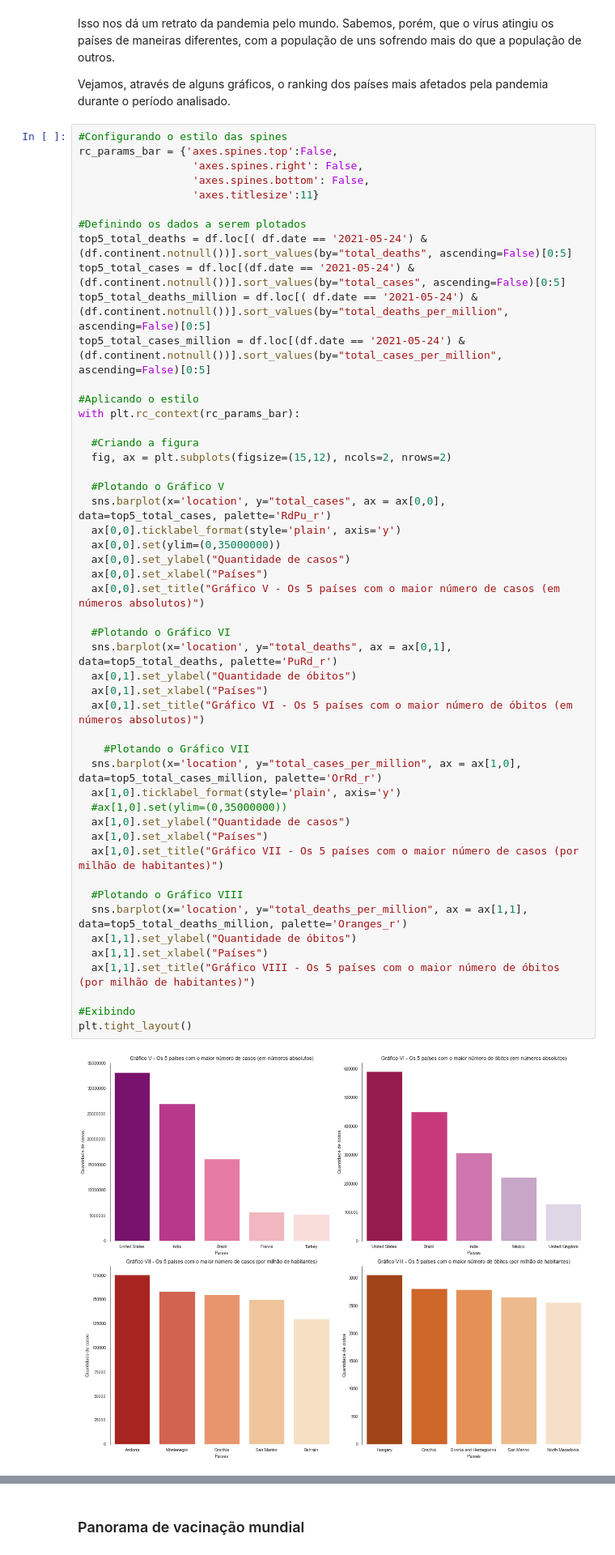
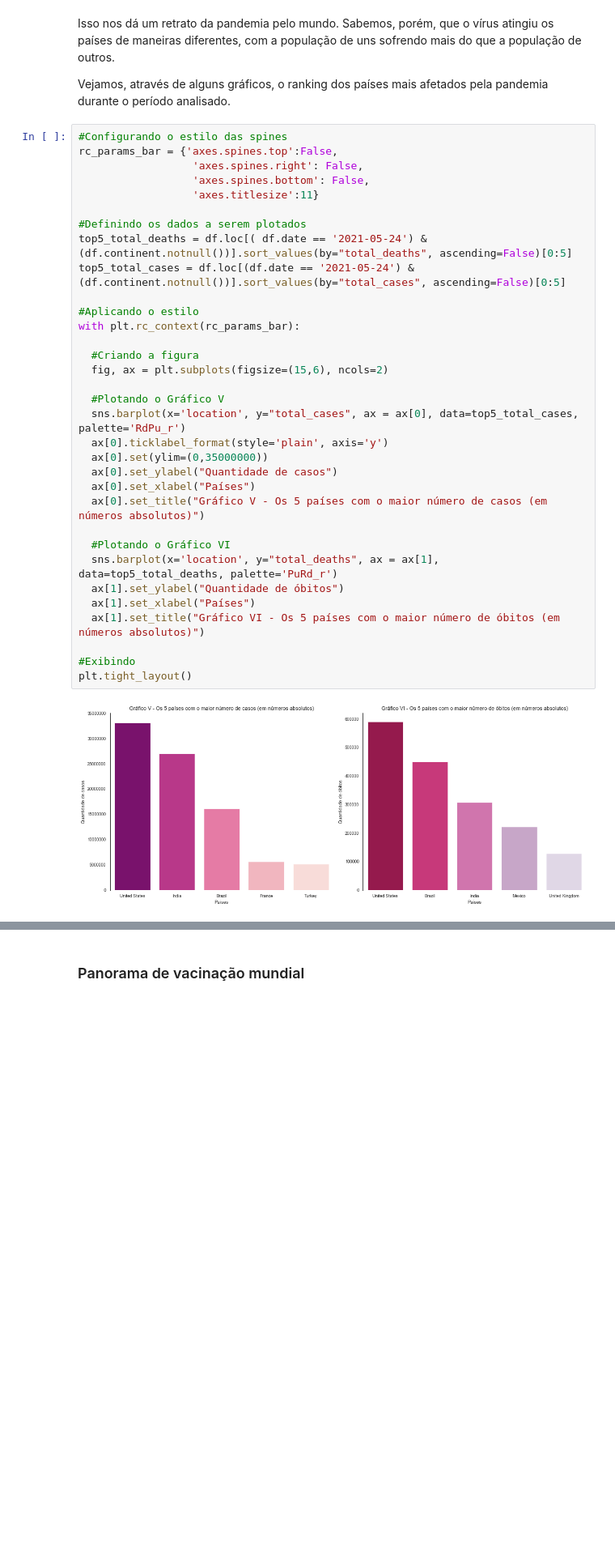
Before and after one commit to LuisCSGuimaraes/AnalisePandemiaCovid19, a Jupyter notebook: Notebook/Os números da pandemia - Panorama da COVID-19 no Brasil e no mundo.ipynb, the cells around one changed output, grey strips where cells are left out. Shown at 81% size. Drawn from its saved outputs; the diff is of its cells as text; blank space fills up the shorter version.

```diff
--- a/Notebook/Os números da pandemia - Panorama da COVID-19 no Brasil e no mundo.ipynb
+++ b/Notebook/Os números da pandemia - Panorama da COVID-19 no Brasil e no mundo.ipynb
@@ -378,51 +376,35 @@ Vejamos, através de alguns gráficos, o ranking dos países mais afetados pela
 # %%
 #Configurando o estilo das spines
 rc_params_bar = {'axes.spines.top':False,
                   'axes.spines.right': False,
                   'axes.spines.bottom': False,
                   'axes.titlesize':11}
 
 #Definindo os dados a serem plotados
 top5_total_deaths = df.loc[( df.date == '2021-05-24') & (df.continent.notnull())].sort_values(by="total_deaths", ascending=False)[0:5]
 top5_total_cases = df.loc[(df.date == '2021-05-24') & (df.continent.notnull())].sort_values(by="total_cases", ascending=False)[0:5]
-top5_total_deaths_million = df.loc[( df.date == '2021-05-24') & (df.continent.notnull())].sort_values(by="total_deaths_per_million", ascending=False)[0:5]
-top5_total_cases_million = df.loc[(df.date == '2021-05-24') & (df.continent.notnull())].sort_values(by="total_cases_per_million", ascending=False)[0:5]
 
 #Aplicando o estilo
 with plt.rc_context(rc_params_bar):
 
   #Criando a figura
-  fig, ax = plt.subplots(figsize=(15,12), ncols=2, nrows=2)
+  fig, ax = plt.subplots(figsize=(15,6), ncols=2)
 
   #Plotando o Gráfico V
-  sns.barplot(x='location', y="total_cases", ax = ax[0,0], data=top5_total_cases, palette='RdPu_r')
-  ax[0,0].ticklabel_format(style='plain', axis='y')
-  ax[0,0].set(ylim=(0,35000000))
-  ax[0,0].set_ylabel("Quantidade de casos")
-  ax[0,0].set_xlabel("Países")
-  ax[0,0].set_title("Gráfico V - Os 5 países com o maior número de casos (em números absolutos)")
+  sns.barplot(x='location', y="total_cases", ax = ax[0], data=top5_total_cases, palette='RdPu_r')
+  ax[0].ticklabel_format(style='plain', axis='y')
+  ax[0].set(ylim=(0,35000000))
+  ax[0].set_ylabel("Quantidade de casos")
+  ax[0].set_xlabel("Países")
+  ax[0].set_title("Gráfico V - Os 5 países com o maior número de casos (em números absolutos)")
 
   #Plotando o Gráfico VI
-  sns.barplot(x='location', y="total_deaths", ax = ax[0,1], data=top5_total_deaths, palette='PuRd_r')
-  ax[0,1].set_ylabel("Quantidade de óbitos")
-  ax[0,1].set_xlabel("Países")
-  ax[0,1].set_title("Gráfico VI - Os 5 países com o maior número de óbitos (em números absolutos)")
-
-    #Plotando o Gráfico VII
-  sns.barplot(x='location', y="total_cases_per_million", ax = ax[1,0], data=top5_total_cases_million, palette='OrRd_r')
-  ax[1,0].ticklabel_format(style='plain', axis='y')
-  #ax[1,0].set(ylim=(0,35000000))
-  ax[1,0].set_ylabel("Quantidade de casos")
-  ax[1,0].set_xlabel("Países")
-  ax[1,0].set_title("Gráfico VII - Os 5 países com o maior número de casos (por milhão de habitantes)")
-
-  #Plotando o Gráfico VIII
-  sns.barplot(x='location', y="total_deaths_per_million", ax = ax[1,1], data=top5_total_deaths_million, palette='Oranges_r')
-  ax[1,1].set_ylabel("Quantidade de óbitos")
-  ax[1,1].set_xlabel("Países")
-  ax[1,1].set_title("Gráfico VIII - Os 5 países com o maior número de óbitos (por milhão de habitantes)")
+  sns.barplot(x='location', y="total_deaths", ax = ax[1], data=top5_total_deaths, palette='PuRd_r')
+  ax[1].set_ylabel("Quantidade de óbitos")
+  ax[1].set_xlabel("Países")
+  ax[1].set_title("Gráfico VI - Os 5 países com o maior número de óbitos (em números absolutos)")
 
 #Exibindo
 plt.tight_layout()
 # %% [output]
-[figure, old version]
+[figure, new version]
```
Also changed, not shown: parts of 18 cells of this notebook.
